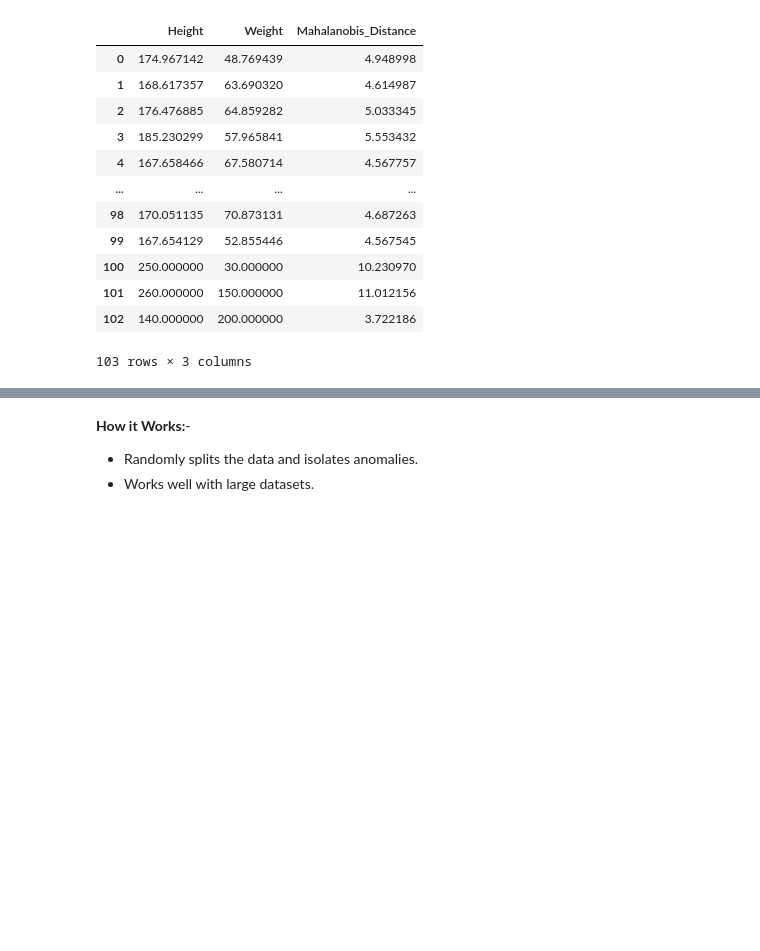
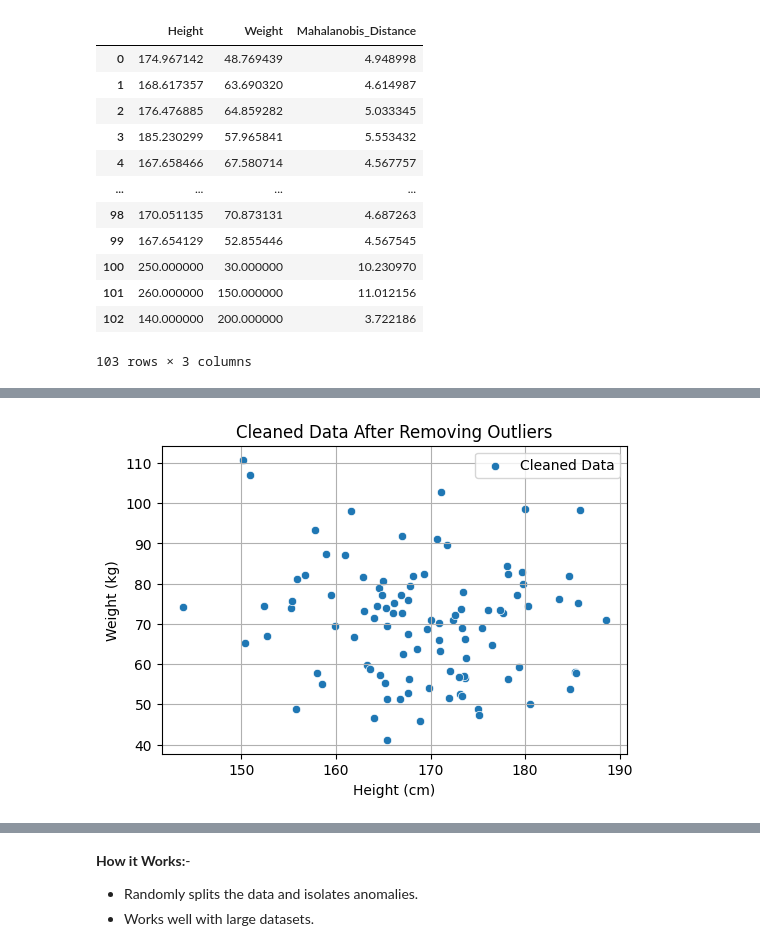
Before and after one commit to saurabhp85070/Notebook, a Jupyter notebook: start-end-ML/Outliers.ipynb, the cells around one changed output, grey strips where cells are left out. Drawn from its saved outputs; the diff is of its cells as text; code cells hidden in the pictures; blank space fills up the shorter version.

```diff
--- a/start-end-ML/Outliers.ipynb
+++ b/start-end-ML/Outliers.ipynb
@@ -220,0 +432,13 @@ Multivariate Outliers (Mahalanobis Distance):
+# %%
+# -----------------------------
+# Step 8: Remove Outliers from DataFrame
+# -----------------------------
+# Keep only rows with Mahalanobis Distance <= threshold
+df_clean = df_multi[df_multi["Mahalanobis_Distance"] <= threshold].reset_index(drop=True)
+
+print("\nDataFrame after removing outliers:")
+print(df_clean.head())
+
+# Optional: Drop the Mahalanobis column if no longer needed
+df_clean = df_clean.drop(columns=["Mahalanobis_Distance"])
+df_clean # contains only non-outlier data points.
@@ -221,2 +466,13 @@ Multivariate Outliers (Mahalanobis Distance):
+# %%
+plt.figure(figsize=(6, 4))
+sns.scatterplot(x=df_clean["Height"], y=df_clean["Weight"], label="Cleaned Data")
+plt.title("Cleaned Data After Removing Outliers")
+plt.xlabel("Height (cm)")
+plt.ylabel("Weight (kg)")
+plt.grid(True)
+plt.legend()
+plt.show()
+# %% [output]
+[figure, added]
 # %% [markdown]
 ### 4️⃣ Using Isolation Forest (Machine Learning)
```
Also changed, not shown: parts of 52 cells of this notebook, 8 other files.
